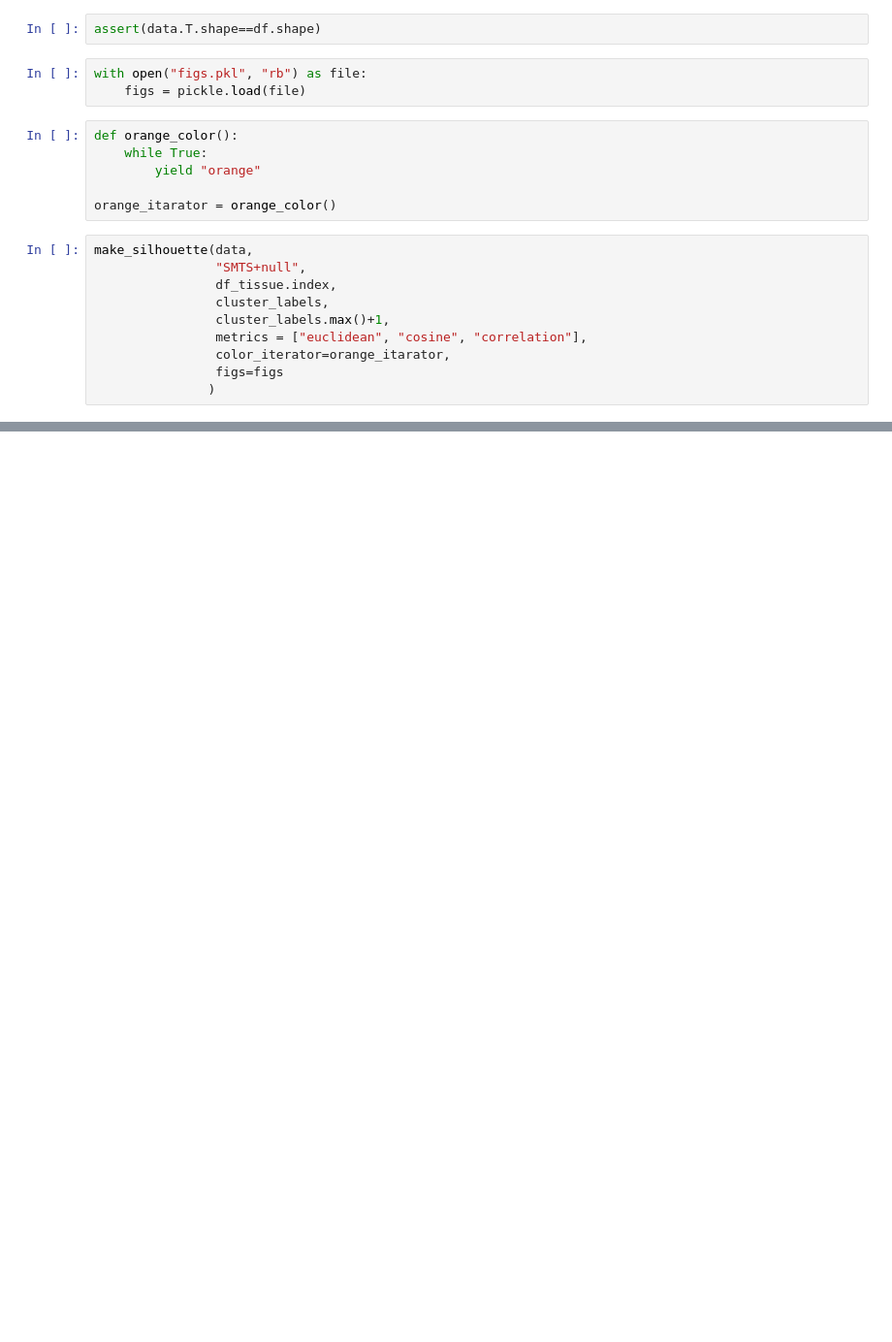
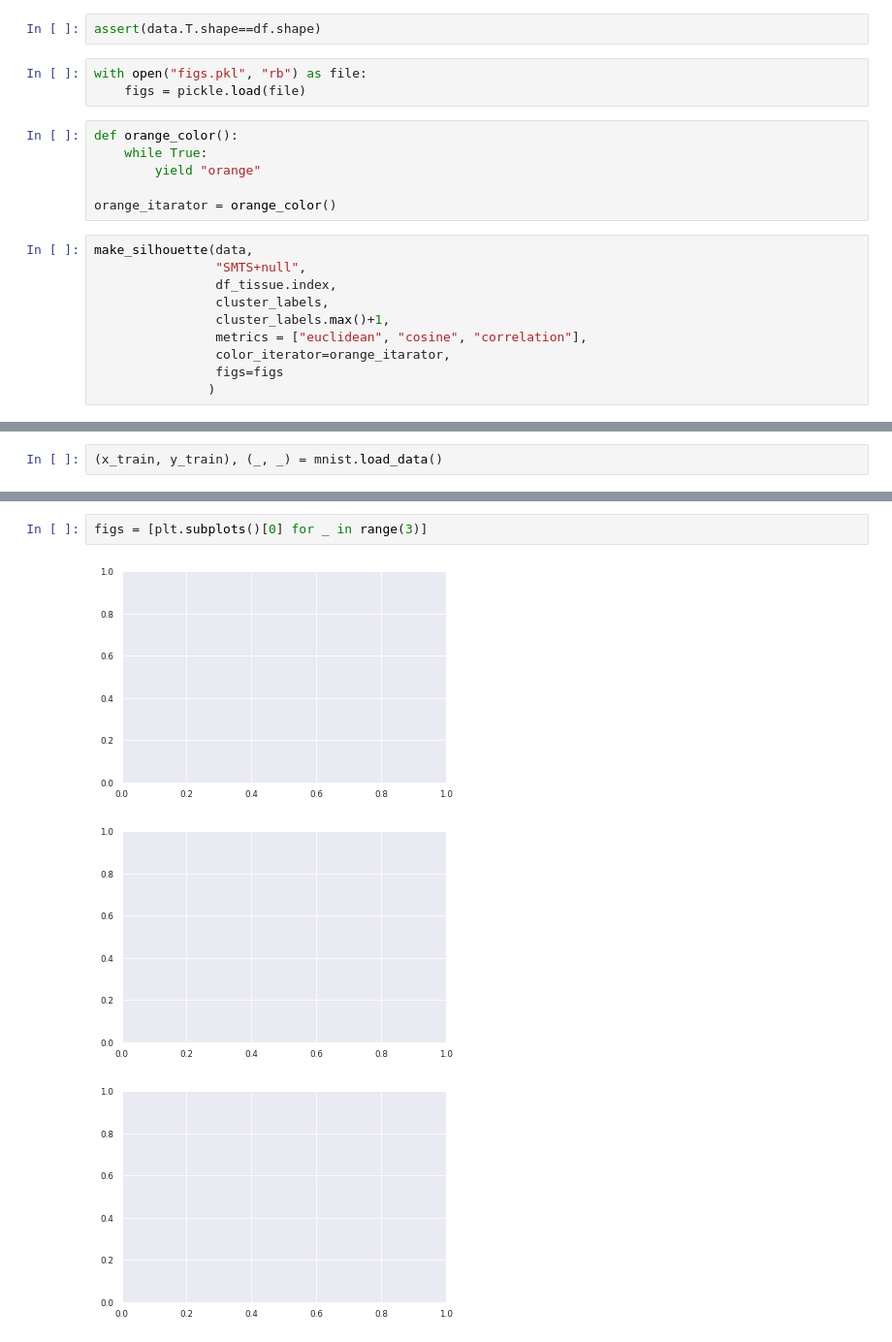
Before and after one commit to fvalle1/phd, a Jupyter notebook: silhouette/Silhouette_syntetic.ipynb, the cells around one changed output, grey strips where cells are left out. Shown at 97% size. Drawn from its saved outputs; the diff is of its cells as text; blank space fills up the shorter version.

```diff
--- a/silhouette/Silhouette_syntetic.ipynb
+++ b/silhouette/Silhouette_syntetic.ipynb
@@ -85,0 +94,2 @@ figs[0]
+# %%
+(x_train, y_train), (_, _) = mnist.load_data()
@@ -85,0 +120,6 @@ figs[0]
+# %%
+figs = [plt.subplots()[0] for _ in range(3)]
+# %% [output]
+[figure, added]
+[figure, added]
+[figure, added]
```
Also changed, not shown: parts of 13 cells of this notebook.
